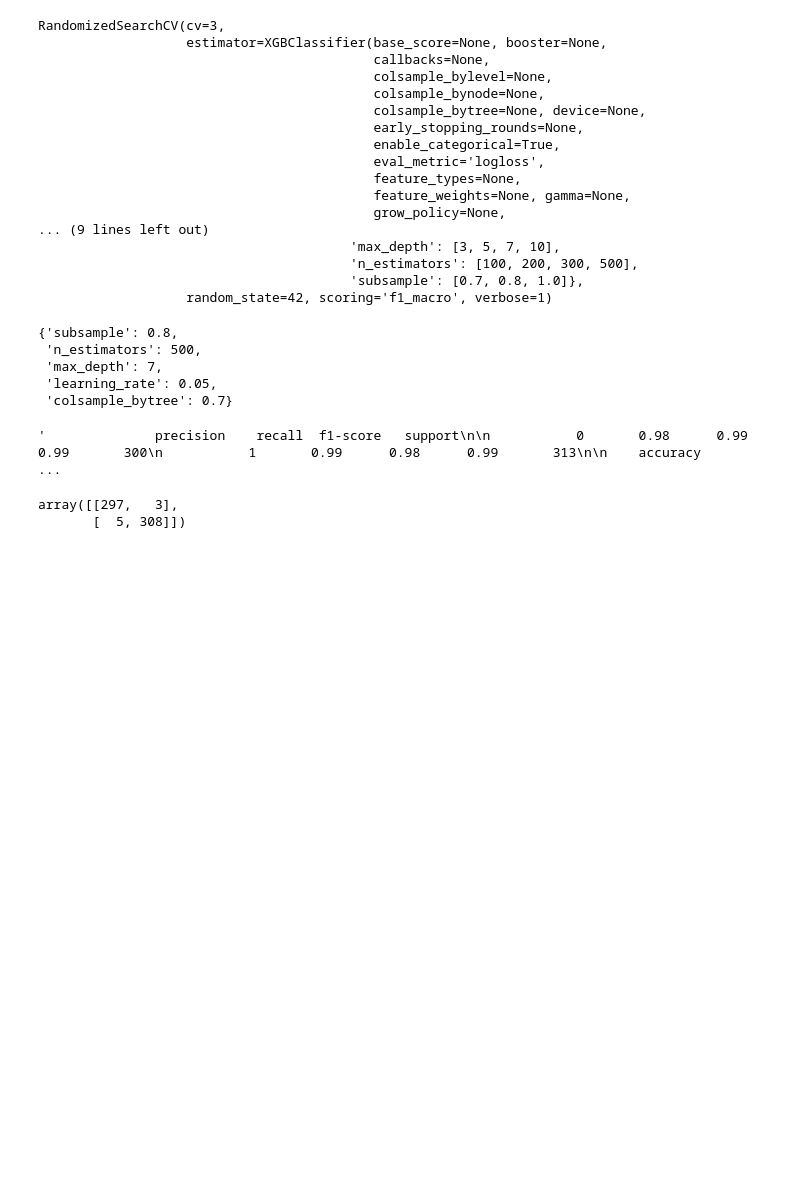
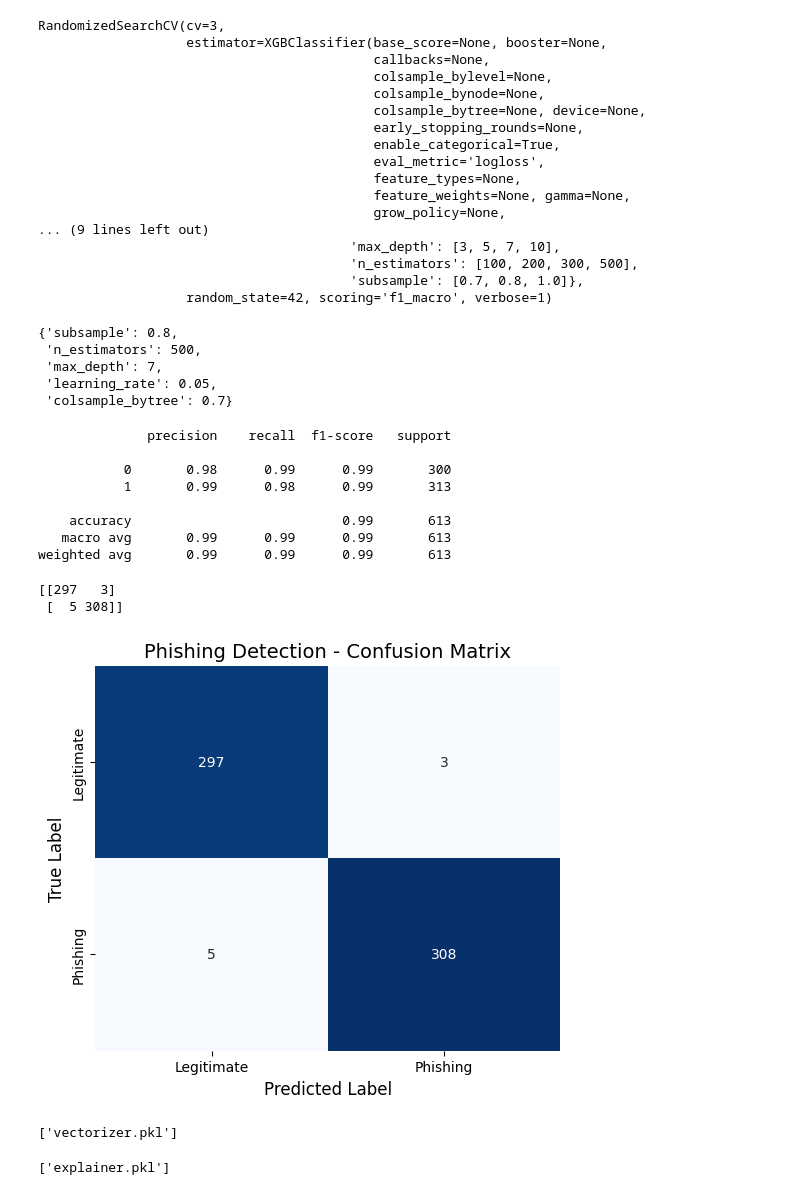
Before and after one commit to Mahaselvi/Phishing-email-detector, a Jupyter notebook: phishing_email_notebook.ipynb, the cells around one changed output. Cells and saved outputs as stored; diff of their text form; code cells hidden in the pictures; blank space fills up the shorter version.

Commit message:
created the model and pkl files

```diff
--- a/phishing_email_notebook.ipynb
+++ b/phishing_email_notebook.ipynb
@@ -253,13 +254,37 @@ random_search.best_params_
  'colsample_bytree': 0.7}
 # %%
 y_pred=model.predict(x_test)
-classification_report(y_test,y_pred)
+print(classification_report(y_test,y_pred))
 # %% [output]
-'              precision    recall  f1-score   support\n\n           0       0.98      0.99      0.99       300\n           1       0.99      0.98      0.99       313\n\n    accuracy                   ...
+              precision    recall  f1-score   support
+
+           0       0.98      0.99      0.99       300
+           1       0.99      0.98      0.99       313
+
+    accuracy                           0.99       613
+   macro avg       0.99      0.99      0.99       613
+weighted avg       0.99      0.99      0.99       613
 # %%
 cm=confusion_matrix(y_test,y_pred)
+print(cm)
+# %% [output]
+[[297   3]
+ [  5 308]]
 # %%
-cm
+plt.figure(figsize=(6,5))
+sns.heatmap(cm,annot=True,fmt='d',cmap='Blues',cbar=False,
+            xticklabels=['Legitimate','Phishing'],
+            yticklabels=['Legitimate','Phishing']
+            )
+plt.xlabel("Predicted Label",fontsize=12)
+plt.ylabel("True Label",fontsize=12)
+plt.title("Phishing Detection - Confusion Matrix",fontsize=14)
+plt.savefig("confusion_matrix.png",dpi=300,bbox_inches='tight')
+plt.show()
 # %% [output]
-array([[297,   3],
-       [  5, 308]])
+[figure, added]
+# %%
+joblib.dump(model,"model.pkl")
+joblib.dump(vectorizer,"vectorizer.pkl")
+# %% [output]
+['vectorizer.pkl']
@@ -265,0 +293,4 @@ array([[297,   3],
+# %%
+joblib.dump(explainer, "explainer.pkl")
+# %% [output]
+['explainer.pkl']
```
Also changed, not shown: parts of 2 cells of this notebook, 6 other files.
